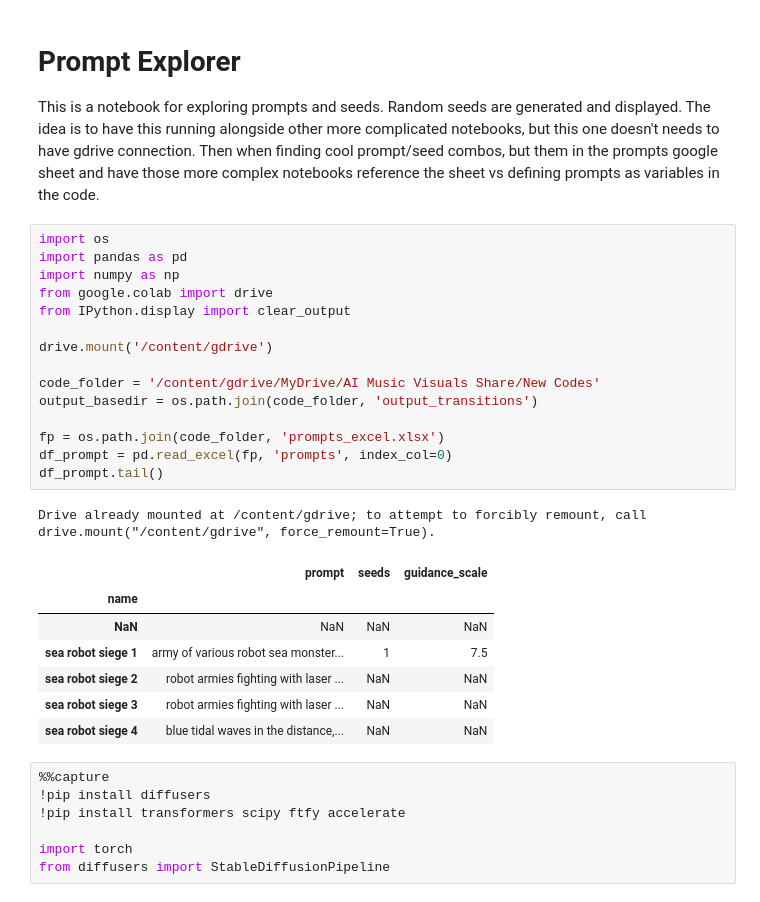
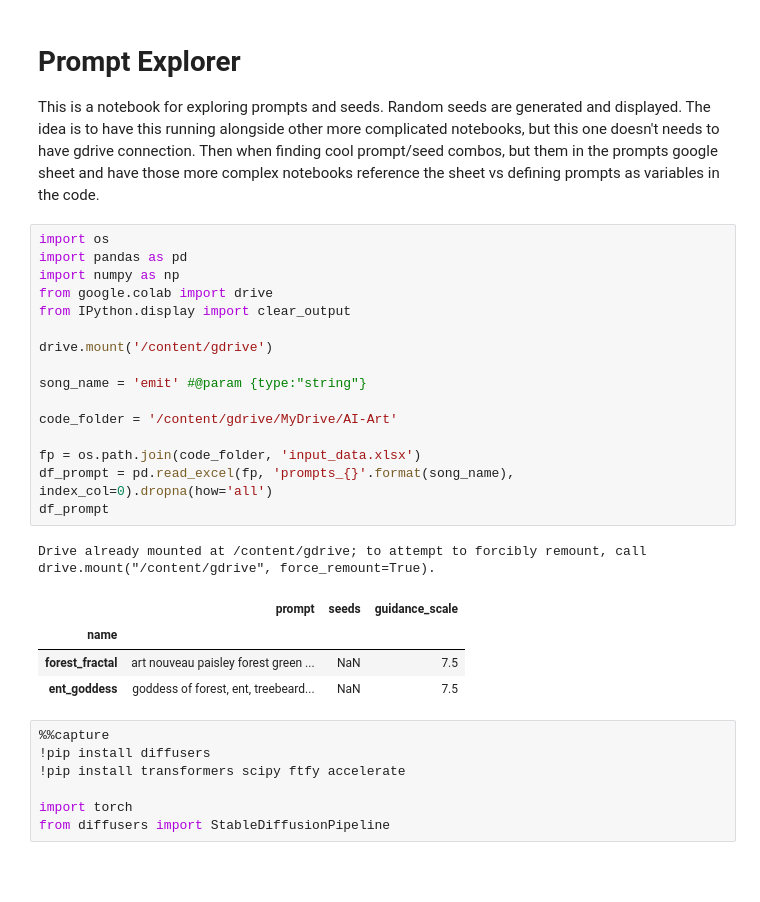
Before and after one commit to aspitarl/AI-Art, a Jupyter notebook: collab_notebooks/Explore_Prompts.ipynb, the cells around one changed output. Drawn from its saved outputs; the diff is of its cells as text; blank space fills up the shorter version.

Commit message:
update dataframe loading

```diff
--- a/collab_notebooks/Explore_Prompts.ipynb
+++ b/collab_notebooks/Explore_Prompts.ipynb
@@ -5,27 +5,25 @@ This is a notebook for exploring prompts and seeds. Random seeds are generated a
 # %%
 import os
 import pandas as pd
 import numpy as np
 from google.colab import drive
 from IPython.display import clear_output
 
 drive.mount('/content/gdrive')
 
-code_folder = '/content/gdrive/MyDrive/AI Music Visuals Share/New Codes'
-output_basedir = os.path.join(code_folder, 'output_transitions')
+song_name = 'emit' #@param {type:"string"}
 
-fp = os.path.join(code_folder, 'prompts_excel.xlsx')
-df_prompt = pd.read_excel(fp, 'prompts', index_col=0)
-df_prompt.tail()
+code_folder = '/content/gdrive/MyDrive/AI-Art'
+
+fp = os.path.join(code_folder, 'input_data.xlsx')
+df_prompt = pd.read_excel(fp, 'prompts_{}'.format(song_name), index_col=0).dropna(how='all')
+df_prompt
 # %% [output]
 Drive already mounted at /content/gdrive; to attempt to forcibly remount, call drive.mount("/content/gdrive", force_remount=True).
 |  | prompt | seeds | guidance_scale |
 | name |  |  |  |
-| NaN | NaN | NaN | NaN |
-| sea robot siege 1 | army of various robot sea monster... | 1 | 7.5 |
-| sea robot siege 2 | robot armies fighting with laser ... | NaN | NaN |
-| sea robot siege 3 | robot armies fighting with laser ... | NaN | NaN |
-| sea robot siege 4 | blue tidal waves in the distance,... | NaN | NaN |
+| forest_fractal | art nouveau paisley forest green ... | NaN | 7.5 |
+| ent_goddess | goddess of forest, ent, treebeard... | NaN | 7.5 |
 # %%
 %%capture
 !pip install diffusers
```
Also changed, not shown: parts of 1 cell of this notebook.
